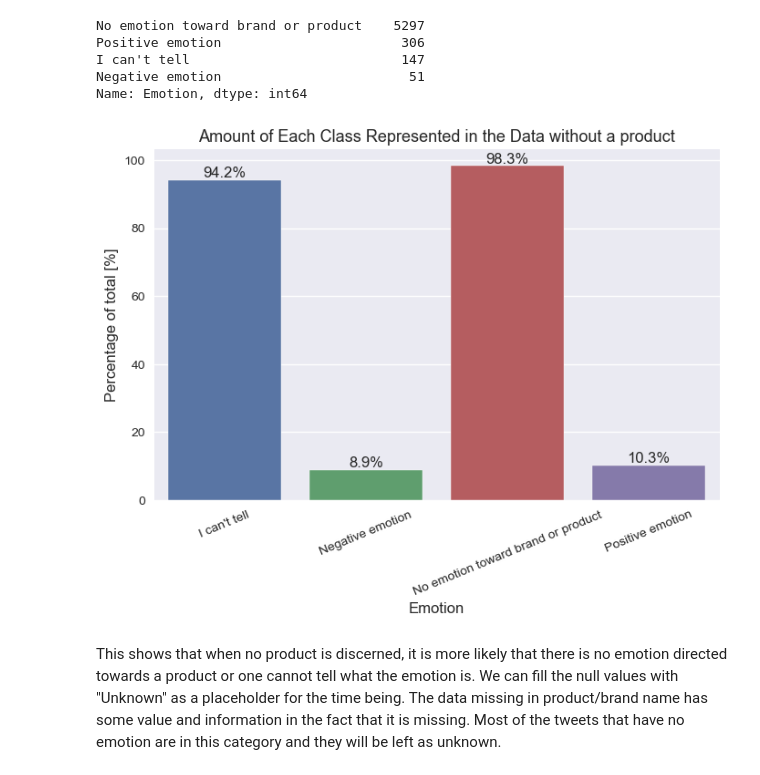
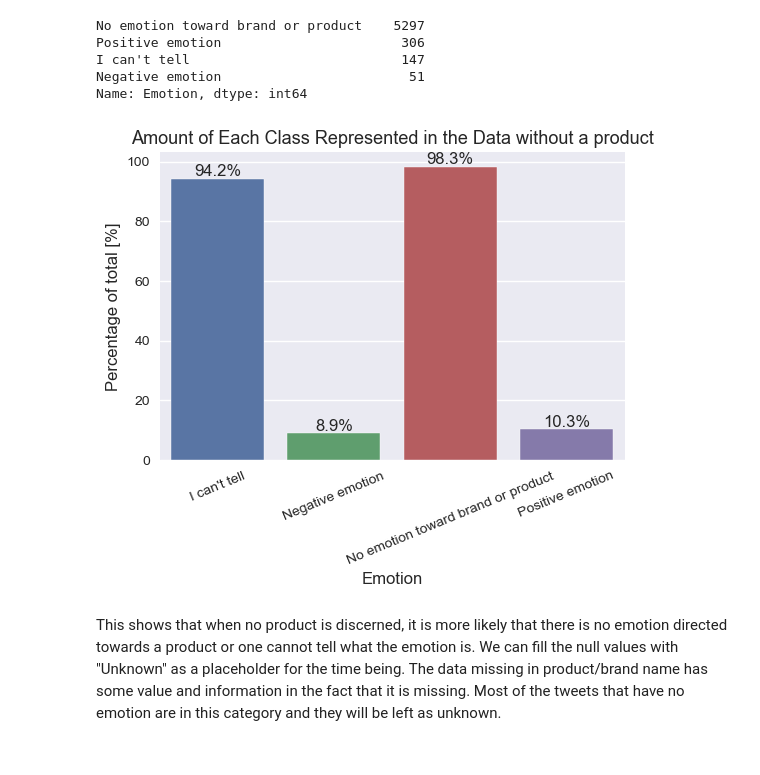
Before and after one commit to KImondorose/Deciphering-the-Public-Opinion-on-Apple, a Jupyter notebook: main_notebook.ipynb, the cells around one changed output. Drawn from its saved outputs; the diff is of its cells as text; code cells hidden in the pictures.

Commit message:
Changed dimensions of some visualizations

```diff
--- a/main_notebook.ipynb
+++ b/main_notebook.ipynb
@@ -163,32 +163,32 @@ Name: Emotion, dtype: int64
 # %%
 import matplotlib.pyplot as plt
 import seaborn as sns
 %matplotlib inline
 
 full_counts = df['Emotion'].value_counts()
 subbed_counts = df[df['Product/Brand'].isna()]['Emotion'].value_counts()
 
 #Displaying percentage of values for each class that come from subbed set
 percentage_counts = subbed_counts/full_counts
 
-plt.figure(figsize=(8,5))
+plt.figure(figsize=(6,4))
 sns.set_style('darkgrid')
 bp = sns.barplot(x=list(percentage_counts.keys()), y= percentage_counts*100)
 
 bp.set_ylabel('Percentage of total [%]', fontsize=12)
 bp.set_xlabel('Emotion', fontsize=12)
 bp.set_xticklabels(labels=list(percentage_counts.keys()), rotation=22.5)
 bp.set_title("Amount of Each Class Represented in the Data without a product", fontsize=13)
 
 for patch in bp.patches:
     x = patch.get_bbox().get_points()[:,0]
     y = patch.get_bbox().get_points()[1,1]
     bp.annotate("{:.1f}%".format(y), (x.mean(), y),\
             ha= 'center', va= 'bottom', fontsize= 'large')
 
 plt.show()
 # %% [output]
-[figure, old version]
+[figure, new version]
 # %% [markdown]
 This shows that when no product is discerned, it is more likely that there is no emotion directed towards a product or one cannot tell what the emotion is. We can fill the null values with "Unknown" as a placeholder for the time being. The data missing in product/brand name has some value and information in the fact that it is missing. Most of the tweets that have no emotion are in this category and they will be left as unknown.
 # %%
```
Also changed, not shown: parts of 3 cells of this notebook.
